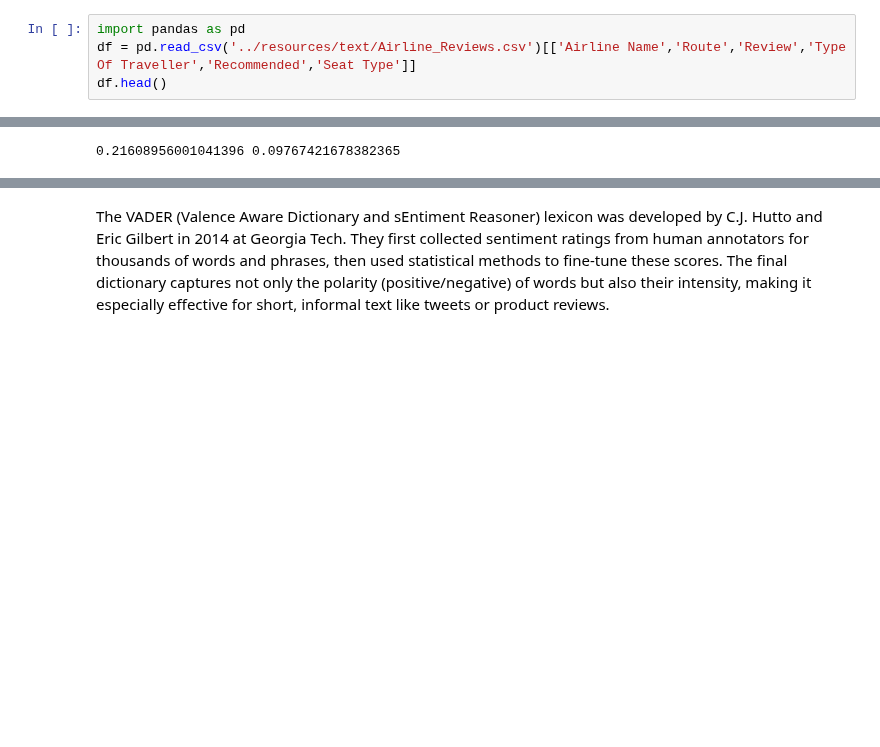
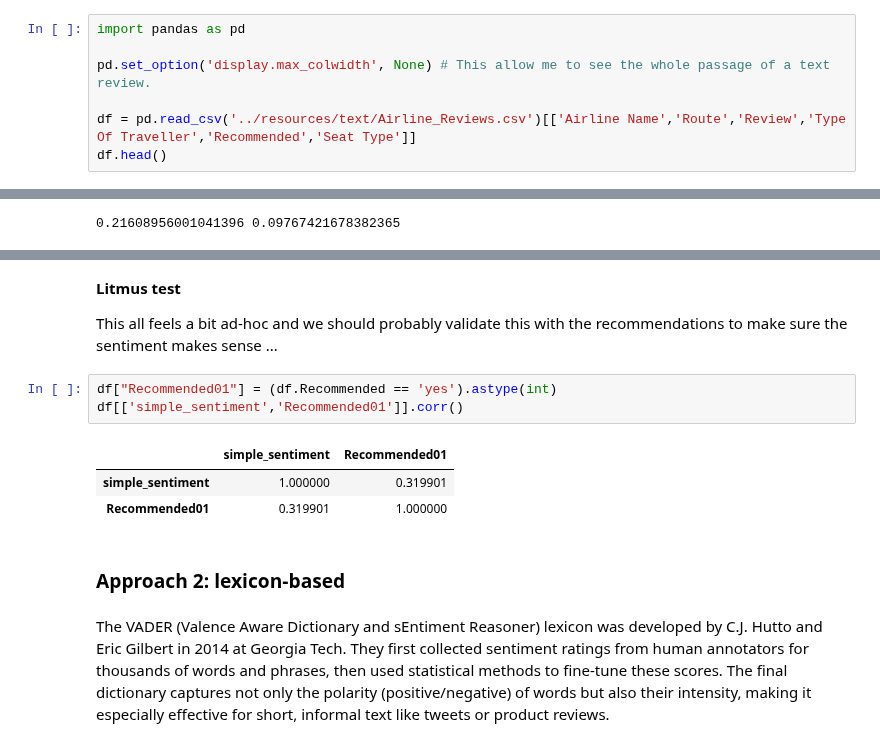
Before and after one commit to ciri/iese-dsfb, a Jupyter notebook: notebooks/410-Airline-Text-Analytics-Part-II.ipynb, the cells around one changed output, grey strips where cells are left out. Drawn from its saved outputs; the diff is of its cells as text; blank space fills up the shorter version.

```diff
--- a/notebooks/410-Airline-Text-Analytics-Part-II.ipynb
+++ b/notebooks/410-Airline-Text-Analytics-Part-II.ipynb
@@ -21,6 +21,9 @@ Data Source: [Airlinequality.com](https://www.airlinequality.com/) via [Kaggle](
 We've already partially cleaned the data and explored it. Let's now look into a couple more advanced text-analytics.
 # %%
 import pandas as pd
+
+pd.set_option('display.max_colwidth', None) # This allow me to see the whole passage of a text review.
+
 df = pd.read_csv('../resources/text/Airline_Reviews.csv')[['Airline Name','Route','Review','Type Of Traveller','Recommended','Seat Type']]
 df.head()
 # %% [output]
@@ -48,3 +58,16 @@ print(good.mean(), bad.mean())
+# %% [markdown]
+**Litmus test**
+
+This all feels a bit ad-hoc and we should probably validate this with the recommendations to make sure the sentiment makes sense ...
+# %%
+df["Recommended01"] = (df.Recommended == 'yes').astype(int)
+df[['simple_sentiment','Recommended01']].corr()
+# %% [output]
+|  | simple_sentiment | Recommended01 |
+| simple_sentiment | 1.000000 | 0.319901 |
+| Recommended01 | 0.319901 | 1.000000 |
+# %% [markdown]
+### Approach 2: lexicon-based
 # %% [markdown]
 The VADER (Valence Aware Dictionary and sEntiment Reasoner) lexicon was developed by C.J. Hutto and Eric Gilbert in 2014 at Georgia Tech. They first collected sentiment ratings from human annotators for thousands of words and phrases, then used statistical methods to fine-tune these scores. The final dictionary captures not only the polarity (positive/negative) of words but also their intensity, making it especially effective for short, informal text like tweets or product reviews.
 # %%
```
Also changed, not shown: parts of 8 cells of this notebook.
